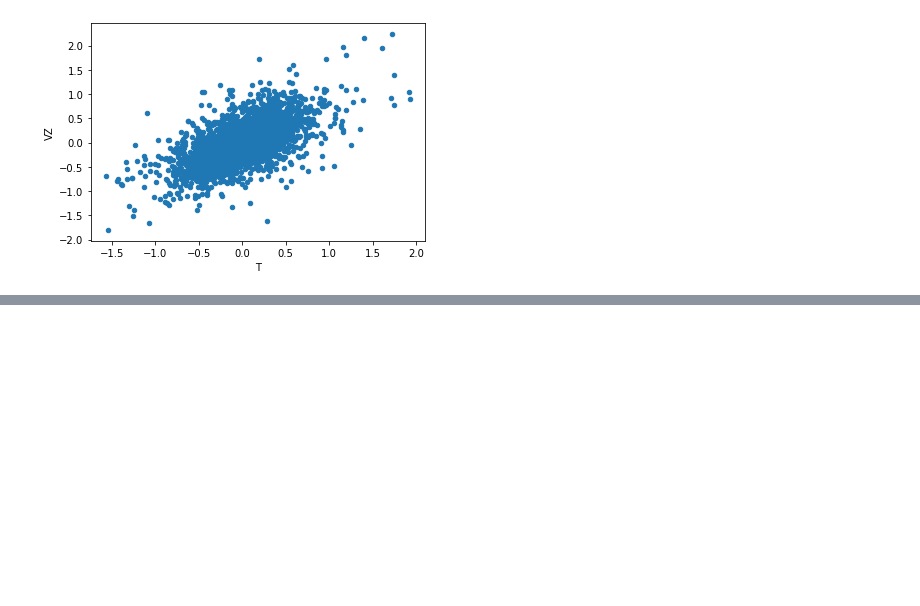
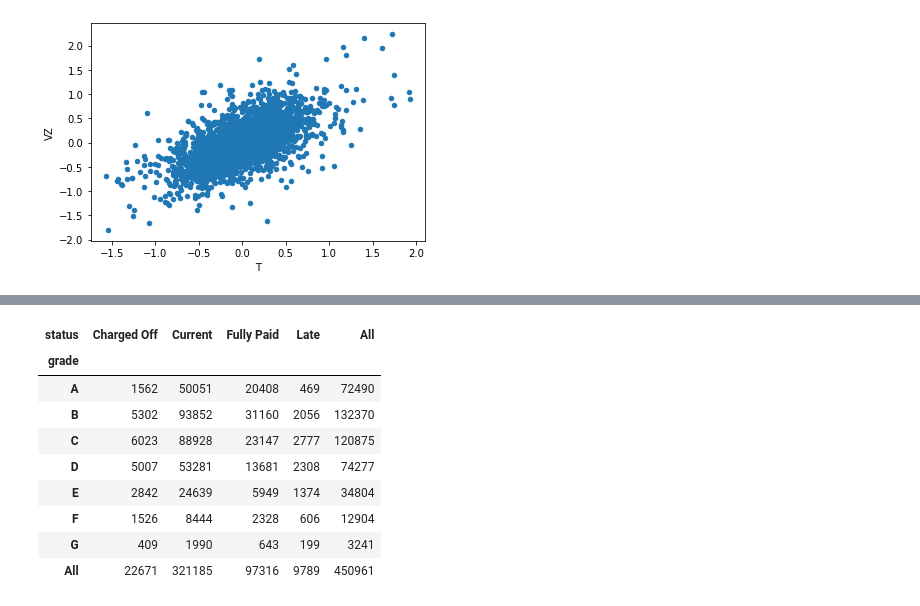
Before and after one commit to pickmoment/moondata, a Jupyter notebook: Statistics for data scientists.ipynb, the cells around one changed output, grey strips where cells are left out. Cells and saved outputs as stored; diff of their text form; code cells hidden in the pictures; blank space fills up the shorter version.

```diff
--- a/Statistics for data scientists.ipynb
+++ b/Statistics for data scientists.ipynb
@@ -206,0 +235,15 @@ df_sp500[['T', 'VZ']].plot.scatter(x='T', y='VZ');
+# %%
+# 분할표
+lc_loans = pd.read_csv('psds_data/lc_loans.csv')
+pd.crosstab(lc_loans['grade'], lc_loans['status'], margins=True)
+# %% [output]
+| status | Charged Off | Current | Fully Paid | Late | All |
+| grade |  |  |  |  |  |
+| A | 1562 | 50051 | 20408 | 469 | 72490 |
+| B | 5302 | 93852 | 31160 | 2056 | 132370 |
+| C | 6023 | 88928 | 23147 | 2777 | 120875 |
+| D | 5007 | 53281 | 13681 | 2308 | 74277 |
+| E | 2842 | 24639 | 5949 | 1374 | 34804 |
+| F | 1526 | 8444 | 2328 | 606 | 12904 |
+| G | 409 | 1990 | 643 | 199 | 3241 |
+| All | 22671 | 321185 | 97316 | 9789 | 450961 |
```
Also changed, not shown: parts of 6 cells of this notebook, 2 other files.
